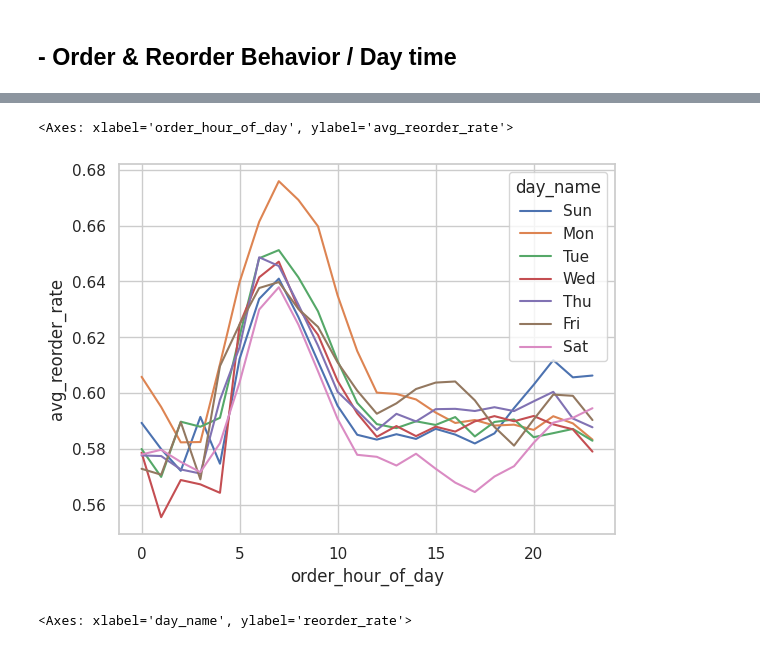
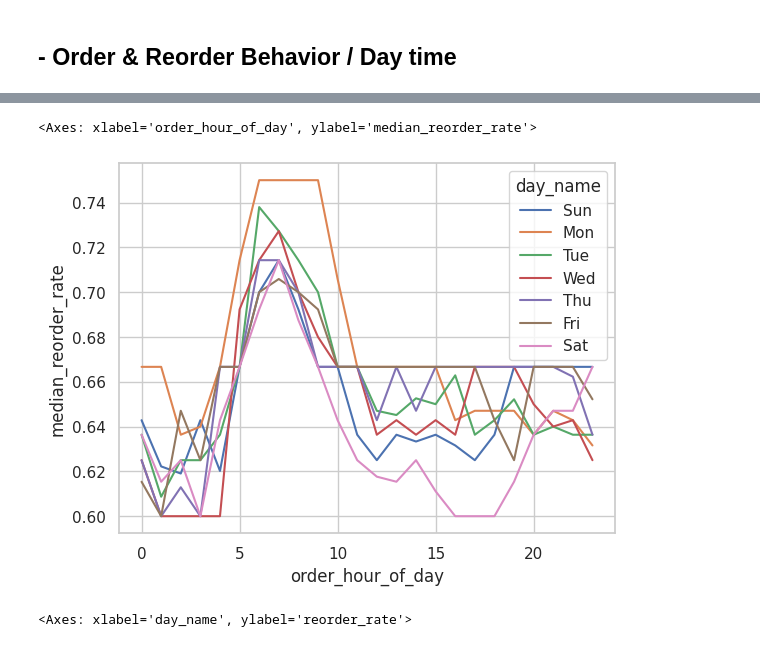
Before and after one commit to ppts2545/Instacart-Market-Basket-Analysis, a Jupyter notebook: notebooks/02_Exploratory_Data_Analysis/02_customer_behavior.ipynb, the cells around one changed output, grey strips where cells are left out. Drawn from its saved outputs; the diff is of its cells as text; code cells hidden in the pictures.

```diff
--- a/notebooks/02_Exploratory_Data_Analysis/02_customer_behavior.ipynb
+++ b/notebooks/02_Exploratory_Data_Analysis/02_customer_behavior.ipynb
@@ -234,13 +430,13 @@ plt.show()
 # %%
 sns.lineplot(
     data=customer_kpi,
     x="order_hour_of_day",
-    y="avg_reorder_rate",
+    y="median_reorder_rate",
     hue="day_name"
     )
 # %% [output]
-<Axes: xlabel='order_hour_of_day', ylabel='avg_reorder_rate'>
+<Axes: xlabel='order_hour_of_day', ylabel='median_reorder_rate'>
-[figure, old version]
+[figure, new version]
 # %%
 sns.boxplot(
     data=order_level,
```
Also changed, not shown: parts of 13 cells of this notebook.
